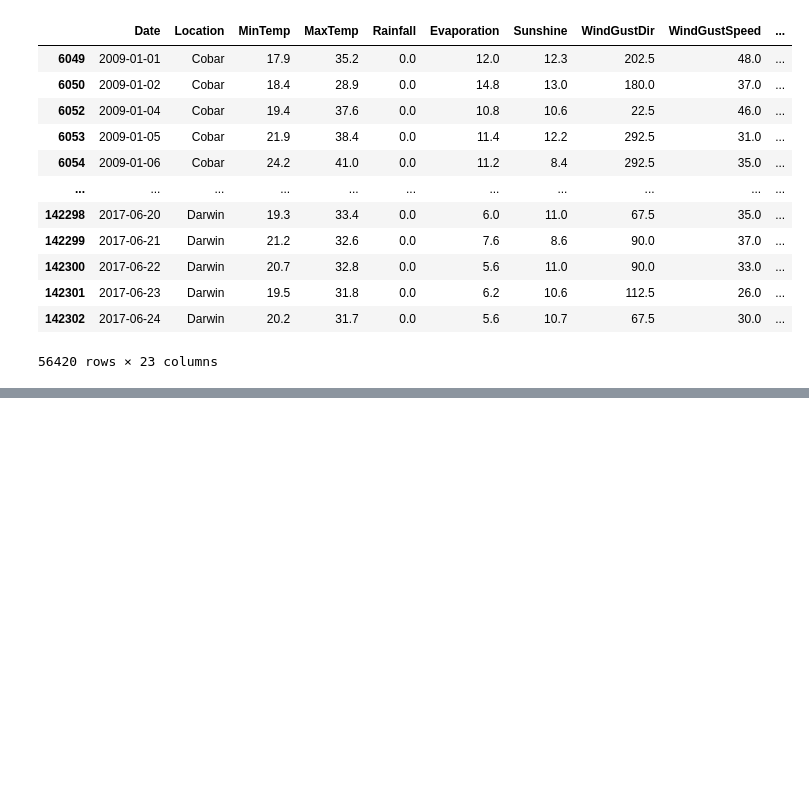
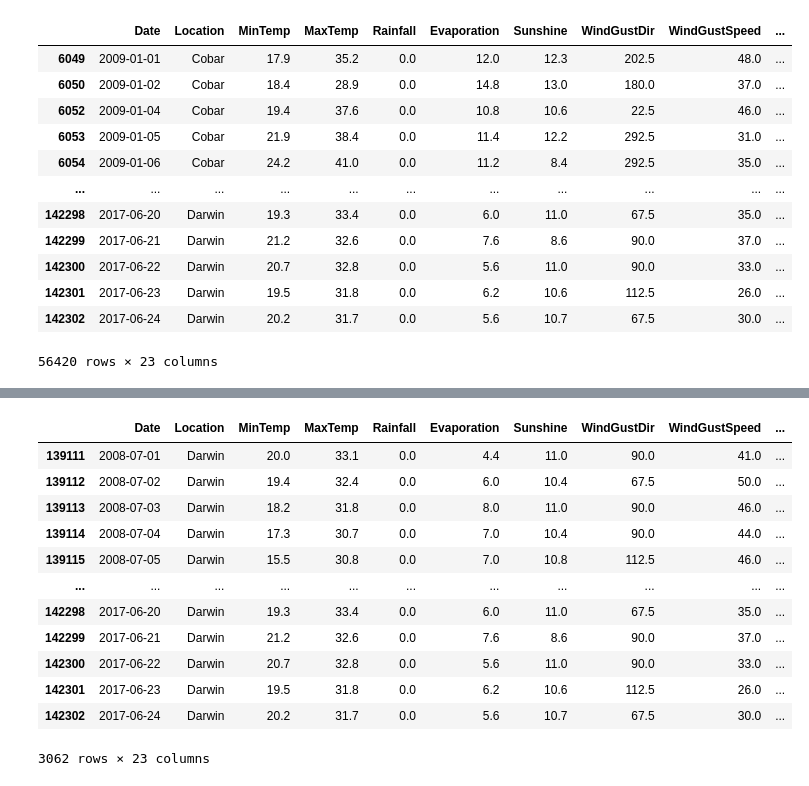
Before and after one commit to siw2009/Sabermetrics_research, a Jupyter notebook: inspection.ipynb, the cells around one changed output, grey strips where cells are left out. Saved outputs shown, nothing was run; the diff lists cells and outputs as text; code cells hidden in the pictures; blank space fills up the shorter version.

```diff
--- a/inspection.ipynb
+++ b/inspection.ipynb
@@ -132,0 +230,17 @@ df_dir2num
+# %%
+df_darwin = df_cleaned[df_cleaned['Location'] == 'Darwin']
+df_darwin
+# %% [output]
+|  | Date | Location | MinTemp | MaxTemp | Rainfall | Evaporation | Sunshine | WindGustDir | WindGustSpeed | ... |
+| 139111 | 2008-07-01 | Darwin | 20.0 | 33.1 | 0.0 | 4.4 | 11.0 | 90.0 | 41.0 | ... |
+| 139112 | 2008-07-02 | Darwin | 19.4 | 32.4 | 0.0 | 6.0 | 10.4 | 67.5 | 50.0 | ... |
+| 139113 | 2008-07-03 | Darwin | 18.2 | 31.8 | 0.0 | 8.0 | 11.0 | 90.0 | 46.0 | ... |
+| 139114 | 2008-07-04 | Darwin | 17.3 | 30.7 | 0.0 | 7.0 | 10.4 | 90.0 | 44.0 | ... |
+| 139115 | 2008-07-05 | Darwin | 15.5 | 30.8 | 0.0 | 7.0 | 10.8 | 112.5 | 46.0 | ... |
+| ... | ... | ... | ... | ... | ... | ... | ... | ... | ... | ... |
+| 142298 | 2017-06-20 | Darwin | 19.3 | 33.4 | 0.0 | 6.0 | 11.0 | 67.5 | 35.0 | ... |
+| 142299 | 2017-06-21 | Darwin | 21.2 | 32.6 | 0.0 | 7.6 | 8.6 | 90.0 | 37.0 | ... |
+| 142300 | 2017-06-22 | Darwin | 20.7 | 32.8 | 0.0 | 5.6 | 11.0 | 90.0 | 33.0 | ... |
+| 142301 | 2017-06-23 | Darwin | 19.5 | 31.8 | 0.0 | 6.2 | 10.6 | 112.5 | 26.0 | ... |
+| 142302 | 2017-06-24 | Darwin | 20.2 | 31.7 | 0.0 | 5.6 | 10.7 | 67.5 | 30.0 | ... |
+3062 rows × 23 columns
```
Also changed, not shown: parts of 7 cells of this notebook, 1 other file.
